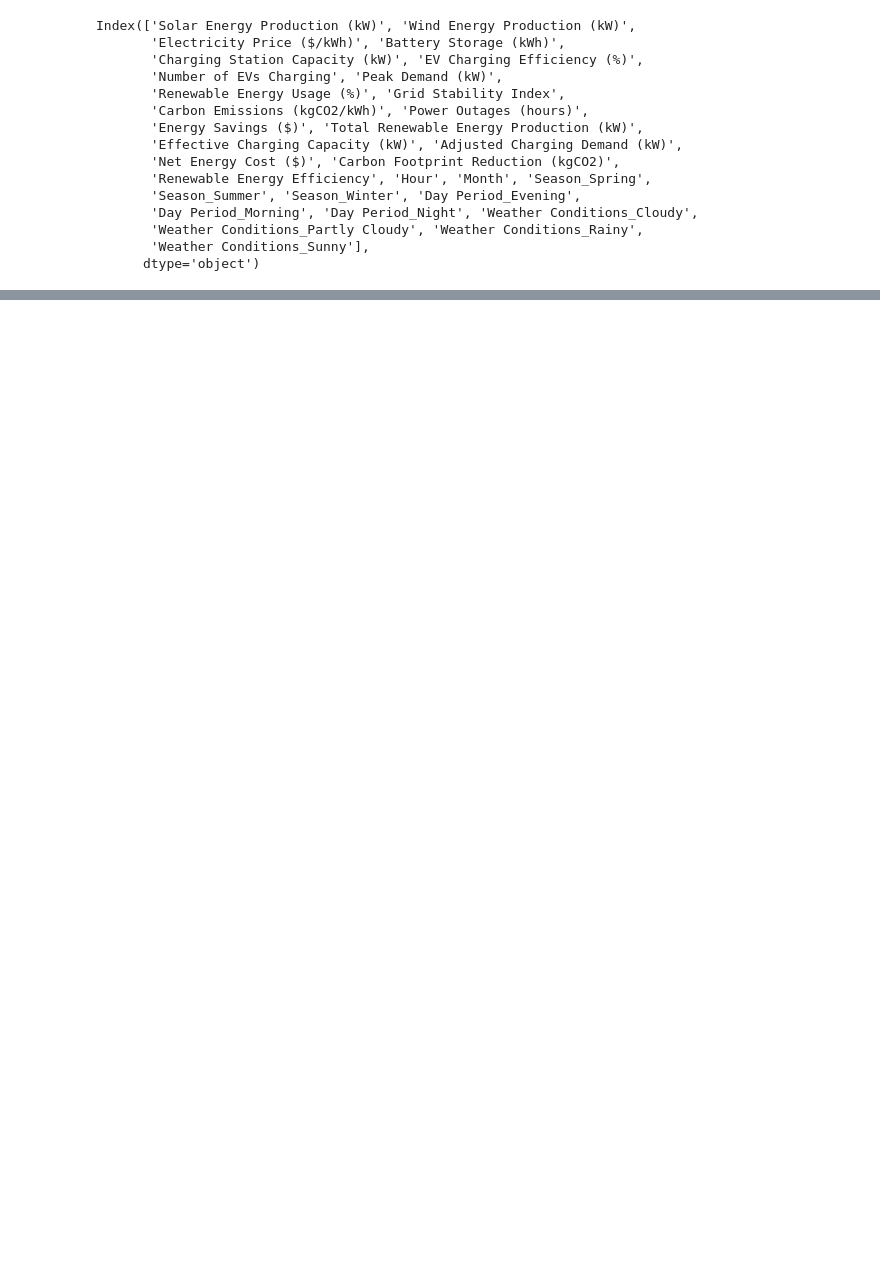
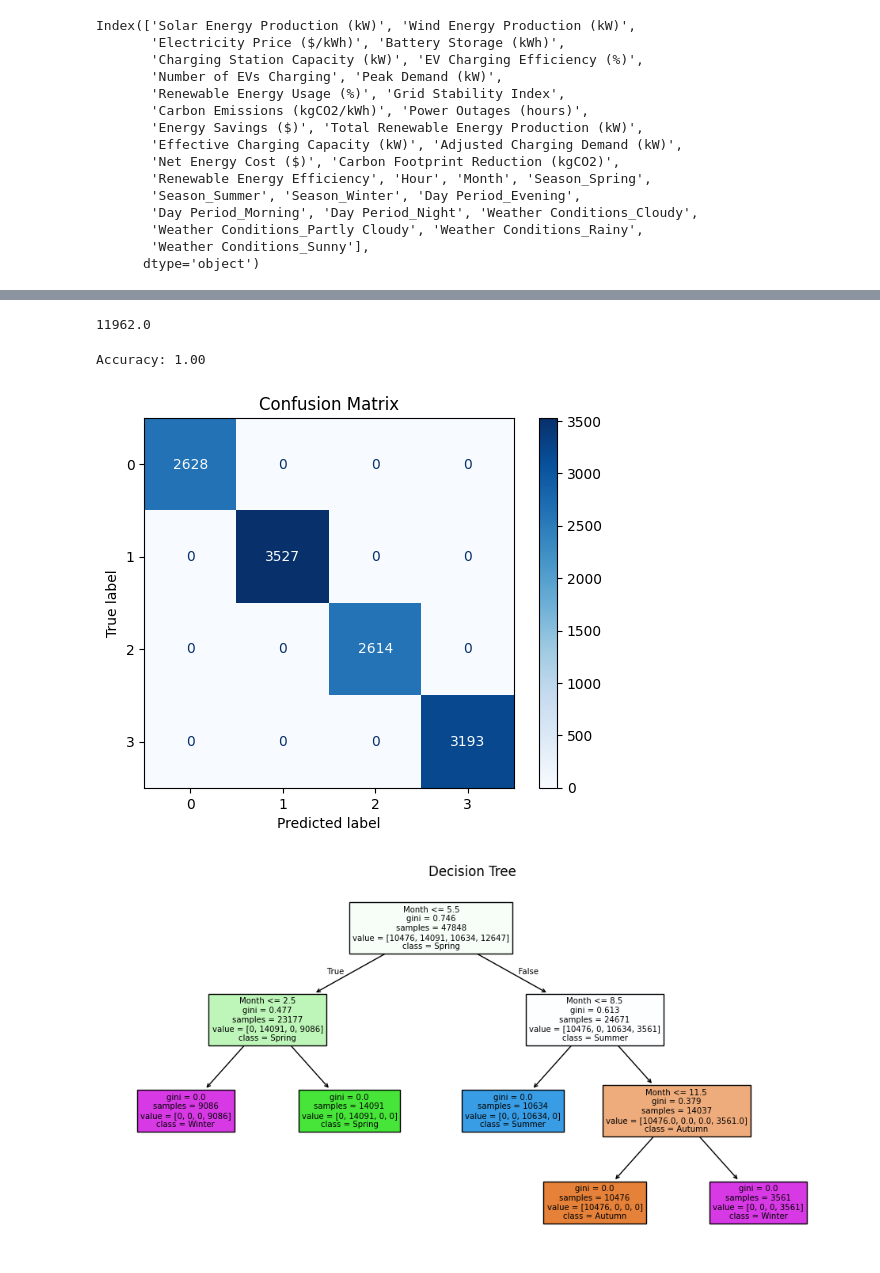
Before and after one commit to aravindhkrishnan09/Data-Science-and-Engineering-Analytics, a Jupyter notebook: Projects/Main_Project_ML/EV Charging Patterns/EV_Charging_Patterns.ipynb, the cells around one changed output, grey strips where cells are left out. Saved outputs shown, nothing was run; the diff lists cells and outputs as text; code cells hidden in the pictures; blank space fills up the shorter version.

```diff
--- a/Projects/Main_Project_ML/EV Charging Patterns/EV_Charging_Patterns.ipynb
+++ b/Projects/Main_Project_ML/EV Charging Patterns/EV_Charging_Patterns.ipynb
@@ -1045,0 +1589,3 @@ RMSE: 0.0052
+# %%
+df_dt = df[['Month','Hour','EV Charging Demand (kW)','Electricity Price ($/kWh)','Season']]
+df_dt.head()
@@ -1045,0 +1599,46 @@ RMSE: 0.0052
+# %%
+len(df_dt)*0.20
+# %% [output]
+11962.0
+# %%
+import pandas as pd
+import numpy as np
+from sklearn.model_selection import train_test_split
+from sklearn.tree import DecisionTreeClassifier, plot_tree
+from sklearn.metrics import accuracy_score, confusion_matrix, ConfusionMatrixDisplay
+from sklearn.model_selection import train_test_split
+import matplotlib.pyplot as plt
+
+#X = df_dt[['Month','Hour']]
+#y = df_dt['Day Period']
+
+X = df_dt[['Month','Hour','EV Charging Demand (kW)','Electricity Price ($/kWh)']]
+y = df_dt['Season']
+
+X_train, X_test, y_train, y_test = train_test_split(X, y, test_size=0.20, random_state=42)
+
+model = DecisionTreeClassifier(max_leaf_nodes=10,random_state=42)
+model.fit(X_train,y_train)
+
+y_pred = model.predict(X_test)
+
+# Accuracy
+acc = accuracy_score(y_test, y_pred)
+print(f"Accuracy: {acc:.2f}")
+
+# Confusion Matrix
+cm = confusion_matrix(y_test, y_pred)
+disp = ConfusionMatrixDisplay(confusion_matrix=cm)
+disp.plot(cmap=plt.cm.Blues)
+plt.title("Confusion Matrix")
+plt.show()
+
+# Plot Decision Tree
+plt.figure(figsize=(12,6))
+plot_tree(model, feature_names=X.columns, class_names=[str(c) for c in model.classes_], filled=True)
+plt.title("Decision Tree")
+plt.show()
+# %% [output]
+Accuracy: 1.00
+[figure, added]
+[figure, added]
```
Also changed, not shown: parts of 34 cells of this notebook, 1 other file.
